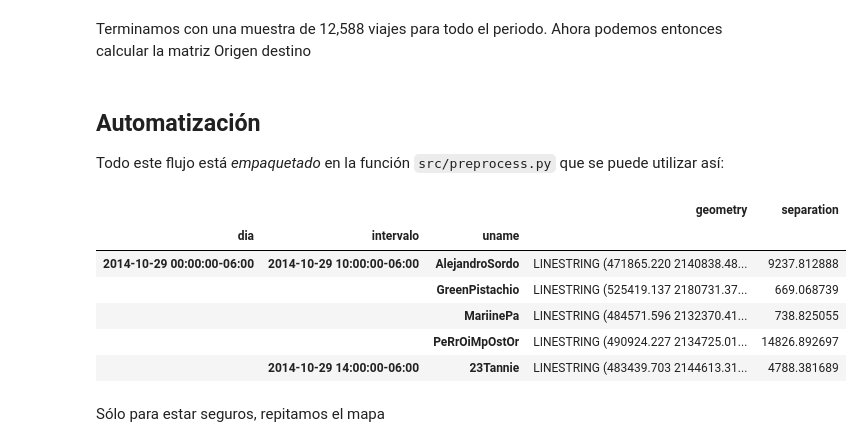
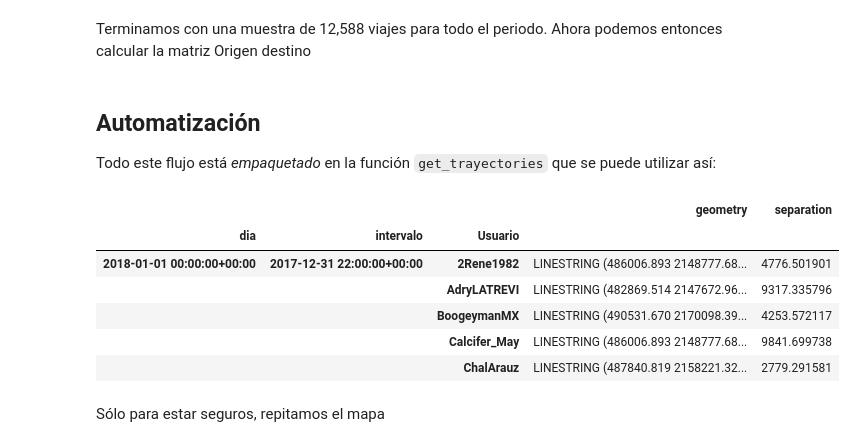
Before and after one commit to CentroGeo/Twitter-Origin-Destination, a Jupyter notebook: notebooks/01-trayectorias.ipynb, the cells around one changed output. Cells and saved outputs as stored; diff of their text form; code cells hidden in the pictures.

```diff
--- a/notebooks/01-trayectorias.ipynb
+++ b/notebooks/01-trayectorias.ipynb
@@ -240,26 +240,25 @@ Terminamos con una muestra de  12,588 viajes para todo el periodo. Ahora podemos
 # %% [markdown]
 ## Automatización
 
-Todo este flujo está _empaquetado_ en la función `src/preprocess.py` que se puede utilizar así:
+Todo este flujo está _empaquetado_ en la función `get_trayectories` que se puede utilizar así:
 # %%
 import os
 import sys
 module_path = os.path.abspath(os.path.join('..'))
 if module_path not in sys.path:
     sys.path.append(module_path)
 from src.preprocess import get_trayectories
-tuits_path = "../data/tuits.shp"
-zones_path = "../data/DistritosEODHogaresZMVM2017.shp"
-trayectorias = get_trayectories(tuits_path, zones_path, 300)
+tuits_path = "../output/tuits_2018.gpkg"
+trayectorias = get_trayectories(tuits_path, 300)
 trayectorias.head()
 # %% [output]
 |  |  |  | geometry | separation |
-| dia | intervalo | uname |  |  |
-| 2014-10-29 00:00:00-06:00 | 2014-10-29 10:00:00-06:00 | AlejandroSordo | LINESTRING (471865.220 2140838.48... | 9237.812888 |
-|  |  | GreenPistachio | LINESTRING (525419.137 2180731.37... | 669.068739 |
-|  |  | MariinePa | LINESTRING (484571.596 2132370.41... | 738.825055 |
-|  |  | PeRrOiMpOstOr | LINESTRING (490924.227 2134725.01... | 14826.892697 |
-|  | 2014-10-29 14:00:00-06:00 | 23Tannie | LINESTRING (483439.703 2144613.31... | 4788.381689 |
+| dia | intervalo | Usuario |  |  |
+| 2018-01-01 00:00:00+00:00 | 2017-12-31 22:00:00+00:00 | 2Rene1982 | LINESTRING (486006.893 2148777.68... | 4776.501901 |
+|  |  | AdryLATREVI | LINESTRING (482869.514 2147672.96... | 9317.335796 |
+|  |  | BoogeymanMX | LINESTRING (490531.670 2170098.39... | 4253.572117 |
+|  |  | Calcifer_May | LINESTRING (486006.893 2148777.68... | 9841.699738 |
+|  |  | ChalArauz | LINESTRING (487840.819 2158221.32... | 2779.291581 |
 # %% [markdown]
 Sólo para estar seguros, repitamos el mapa
 # %%
```
Also changed, not shown: parts of 4 cells of this notebook.
